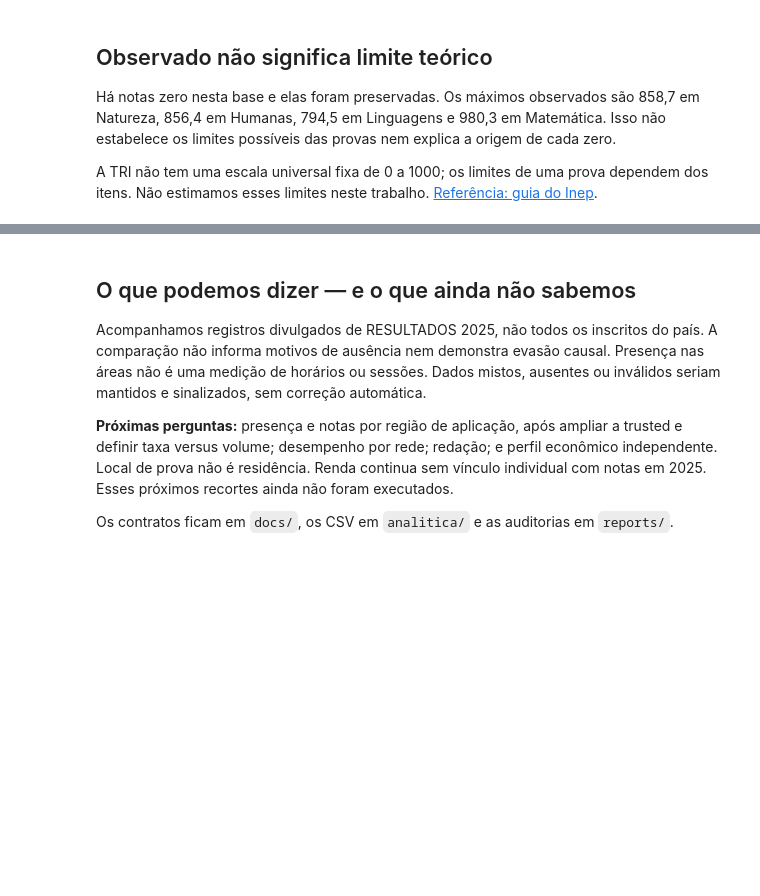
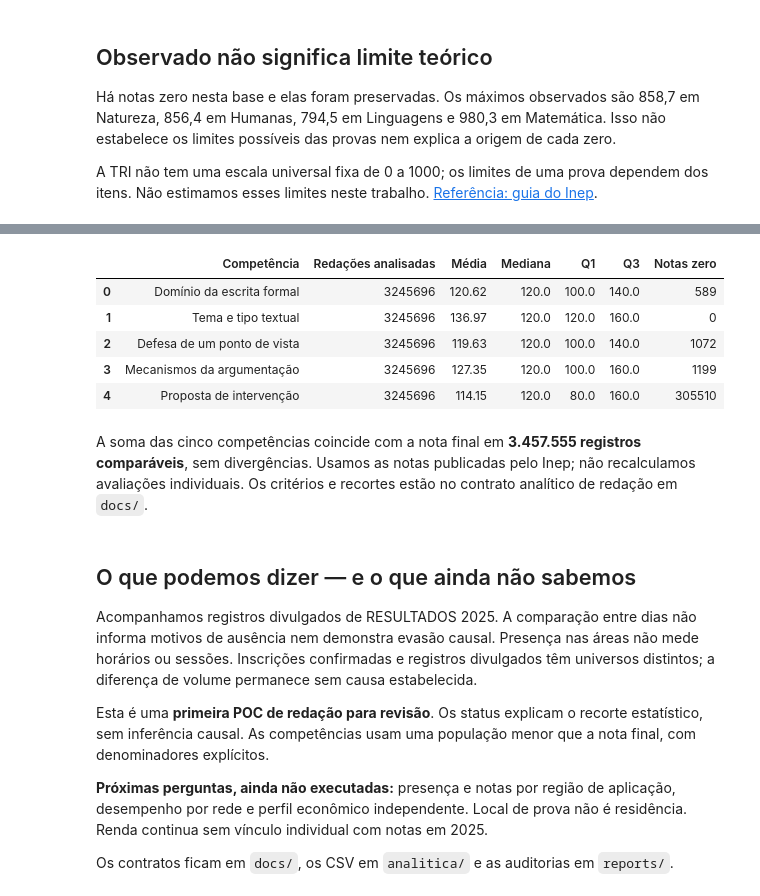
Before and after one commit to pachecosamuel/ENEM-Data-Analysis, a Jupyter notebook: apresentacao/visao_geral_2025.ipynb, the cells around one changed output, grey strips where cells are left out. Drawn from its saved outputs; the diff is of its cells as text; code cells hidden in the pictures; blank space fills up the shorter version.

Commit message:
implementado requisito redação

```diff
--- a/apresentacao/visao_geral_2025.ipynb
+++ b/apresentacao/visao_geral_2025.ipynb
@@ -115,8 +171,22 @@ A TRI não tem uma escala universal fixa de 0 a 1000; os limites de uma prova de
+# %%
+colunas_comp = {"competencia":"Competência", "n":"Redações analisadas", "media":"Média", "mediana":"Mediana", "q1":"Q1", "q3":"Q3", "zeros":"Notas zero"}
+display(pd.DataFrame(redacao["competencias"])[list(colunas_comp)].rename(columns=colunas_comp).round(2))
+# %% [output]
+|  | Competência | Redações analisadas | Média | Mediana | Q1 | Q3 | Notas zero |
+| 0 | Domínio da escrita formal | 3245696 | 120.62 | 120.0 | 100.0 | 140.0 | 589 |
+| 1 | Tema e tipo textual | 3245696 | 136.97 | 120.0 | 120.0 | 160.0 | 0 |
+| 2 | Defesa de um ponto de vista | 3245696 | 119.63 | 120.0 | 100.0 | 140.0 | 1072 |
+| 3 | Mecanismos da argumentação | 3245696 | 127.35 | 120.0 | 100.0 | 160.0 | 1199 |
+| 4 | Proposta de intervenção | 3245696 | 114.15 | 120.0 | 80.0 | 160.0 | 305510 |
+# %% [markdown]
+A soma das cinco competências coincide com a nota final em **3.457.555 registros comparáveis**, sem divergências. Usamos as notas publicadas pelo Inep; não recalculamos avaliações individuais. Os critérios e recortes estão no contrato analítico de redação em `docs/`.
 # %% [markdown]
 ## O que podemos dizer — e o que ainda não sabemos
 
-Acompanhamos registros divulgados de RESULTADOS 2025, não todos os inscritos do país. A comparação não informa motivos de ausência nem demonstra evasão causal. Presença nas áreas não é uma medição de horários ou sessões. Dados mistos, ausentes ou inválidos seriam mantidos e sinalizados, sem correção automática.
+Acompanhamos registros divulgados de RESULTADOS 2025. A comparação entre dias não informa motivos de ausência nem demonstra evasão causal. Presença nas áreas não mede horários ou sessões. Inscrições confirmadas e registros divulgados têm universos distintos; a diferença de volume permanece sem causa estabelecida.
 
-**Próximas perguntas:** presença e notas por região de aplicação, após ampliar a trusted e definir taxa versus volume; desempenho por rede; redação; e perfil econômico independente. Local de prova não é residência. Renda continua sem vínculo individual com notas em 2025. Esses próximos recortes ainda não foram executados.
+Esta é uma **primeira POC de redação para revisão**. Os status explicam o recorte estatístico, sem inferência causal. As competências usam uma população menor que a nota final, com denominadores explícitos.
+
+**Próximas perguntas, ainda não executadas:** presença e notas por região de aplicação, desempenho por rede e perfil econômico independente. Local de prova não é residência. Renda continua sem vínculo individual com notas em 2025.
 
 Os contratos ficam em `docs/`, os CSV em `analitica/` e as auditorias em `reports/`.
```
Also changed, not shown: parts of 9 cells of this notebook, 34 other files.
